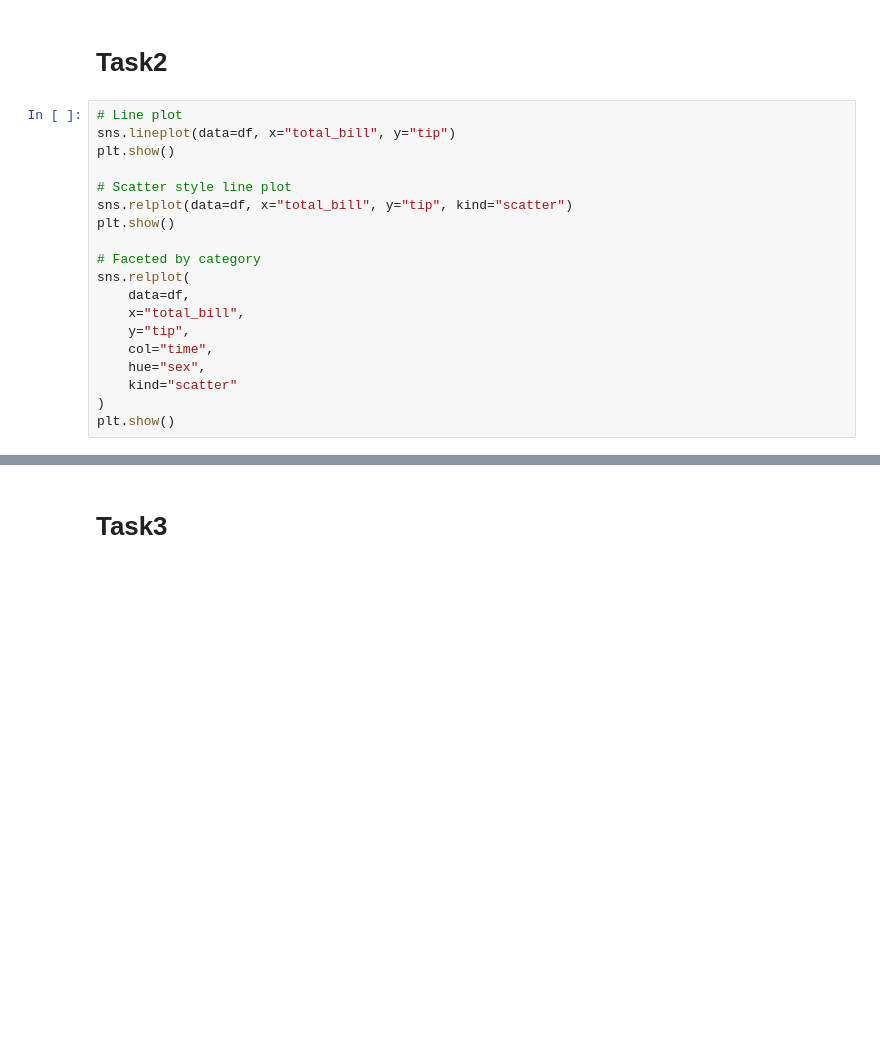
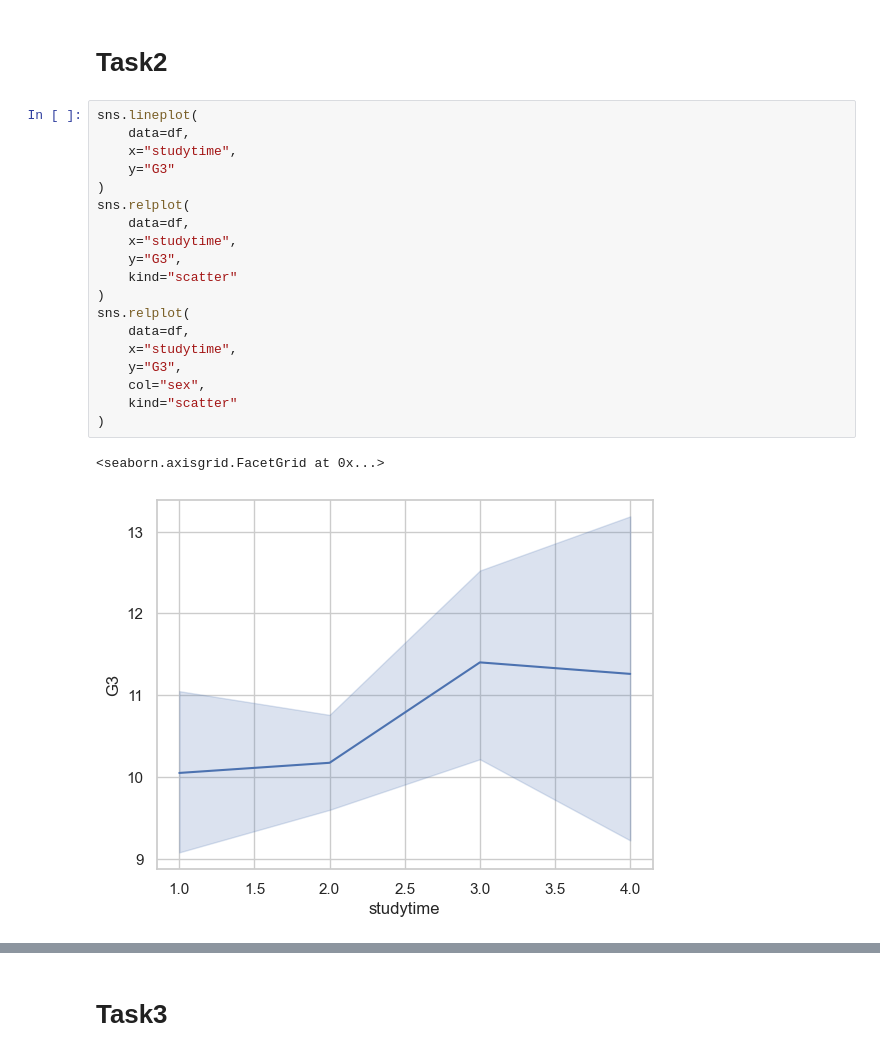
Before and after one commit to ash-iiiiish/Tasks-Submission, a Jupyter notebook: Assignment12/A12 Seaborn.ipynb, the cells around one changed output, grey strips where cells are left out. Drawn from its saved outputs; the diff is of its cells as text; blank space fills up the shorter version.

```diff
--- a/Assignment12/A12 Seaborn.ipynb
+++ b/Assignment12/A12 Seaborn.ipynb
@@ -30,21 +43,24 @@ plt.show()
 # %% [markdown]
 # Task2
 # %%
-# Line plot
-sns.lineplot(data=df, x="total_bill", y="tip")
-plt.show()
-
-# Scatter style line plot
-sns.relplot(data=df, x="total_bill", y="tip", kind="scatter")
-plt.show()
-
-# Faceted by category
+sns.lineplot(
+    data=df,
+    x="studytime",
+    y="G3"
+)
 sns.relplot(
     data=df,
-    x="total_bill",
-    y="tip",
-    col="time",
-    hue="sex",
+    x="studytime",
+    y="G3",
     kind="scatter"
 )
-plt.show()
+sns.relplot(
+    data=df,
+    x="studytime",
+    y="G3",
+    col="sex",
+    kind="scatter"
+)
+# %% [output]
+<seaborn.axisgrid.FacetGrid at 0x...>
+[figure, added]
```
Also changed, not shown: parts of 16 cells of this notebook, 16 other files.
